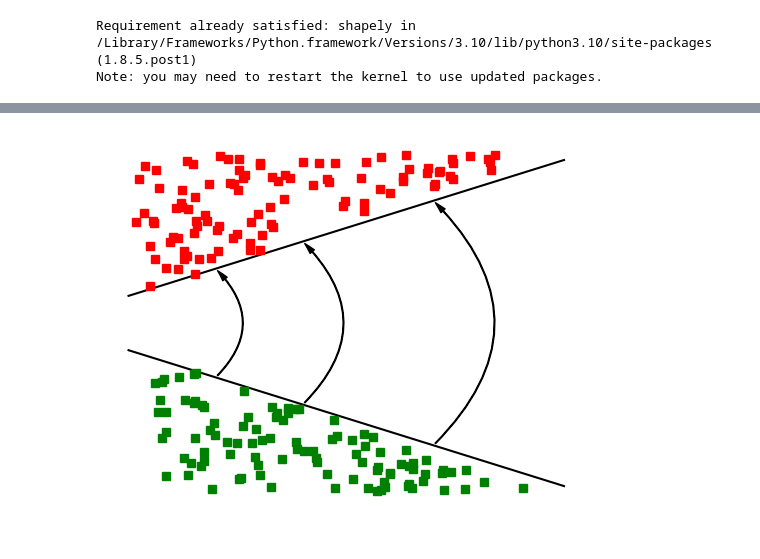
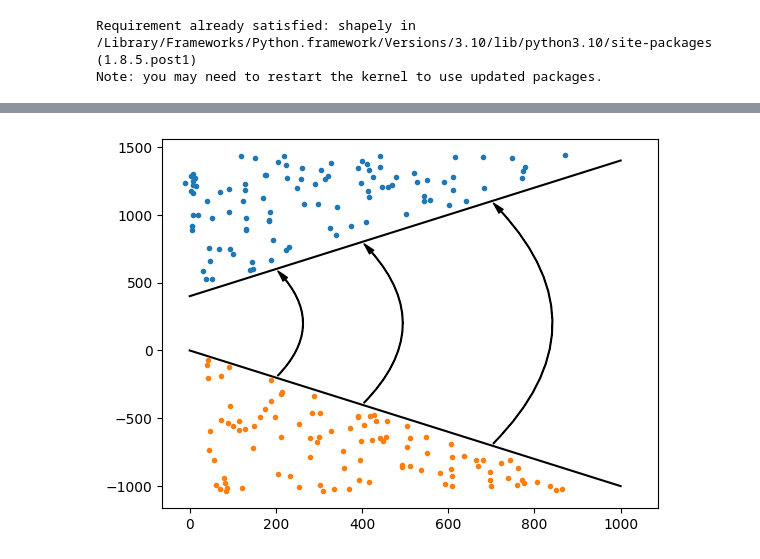
Before and after one commit to peterkrull/p7-ml-refrigeration-fault-detection, a Jupyter notebook: Python/SVM_Plots/SVM_Plots_4_1.ipynb, the cells around one changed output, grey strips where cells are left out. Saved outputs shown, nothing was run; the diff lists cells and outputs as text; code cells hidden in the pictures.

```diff
--- a/Python/SVM_Plots/SVM_Plots_4_1.ipynb
+++ b/Python/SVM_Plots/SVM_Plots_4_1.ipynb
@@ -70,38 +70,38 @@ x = np.arange(0, 1000, 0.1, dtype=np.double)
 y1=-x
 y3=x+400
 plt.plot(x, y1, 'k', label='line 0')
-plt.plot(x, y3, 'k', label='line 2')
+plt.plot(x, y3, 'k', label='line 1')
 
 u=40
 polygon = Polygon([[min(x+u), min(y3+u)],[max(x-u), max(y3+u)],[min(x-u), max(y3+u)],[min(x+u), min(y3+u)]])
 points = Random_Points_in_Polygon(polygon, 100)
 
 xs = [point.x for point in points]
 ys = [point.y for point in points]
 
-plt.plot(xs, ys, 'rs', label='line 3')
+plt.plot(xs, ys, '.', label='line 2')
 
 
 
 polygon2 = Polygon([[min(x+u), max(y1-u)],[min(x+u), min(y1-u)],[max(x-u), min(y1-u)],[min(x+u), max(y1-u)]])
 points2 = Random_Points_in_Polygon(polygon2, 100)
 xs2 = [point2.x for point2 in points2]
 ys2 = [point2.y for point2 in points2]
 
-plt.plot(xs2, ys2, 'gs', label='line 4')
+plt.plot(xs2, ys2, '.', label='line 3')
 
 
 
 import matplotlib.patches as patches
 style = "Simple, tail_width=0.5, head_width=4, head_length=8"
 kw = dict(arrowstyle=style, color="k")
 a1 = patches.FancyArrowPatch((200, -200), (200, 600), connectionstyle="arc3,rad=.5", **kw)
 plt.gca().add_patch(a1)
 a2 = patches.FancyArrowPatch((400, -400), (400, 800), connectionstyle="arc3,rad=.5", **kw)
 plt.gca().add_patch(a2)
 a3 = patches.FancyArrowPatch((700, -700), (700, 1100), connectionstyle="arc3,rad=.5", **kw)
 plt.gca().add_patch(a3)
-plt.axis('off')
+#plt.axis('off')
 plt.savefig("SVM_Plots_4.1.pdf", format="pdf", bbox_inches="tight")
 # %% [output]
-[figure, old version]
+[figure, new version]
```
Also changed, not shown: parts of 1 cell of this notebook.
